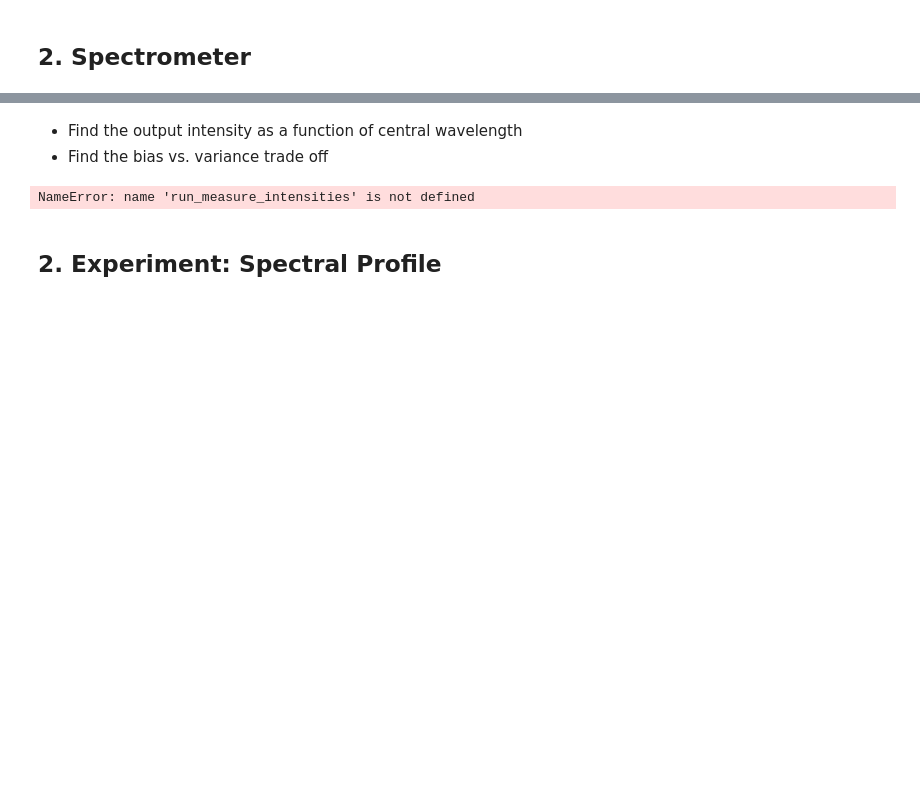
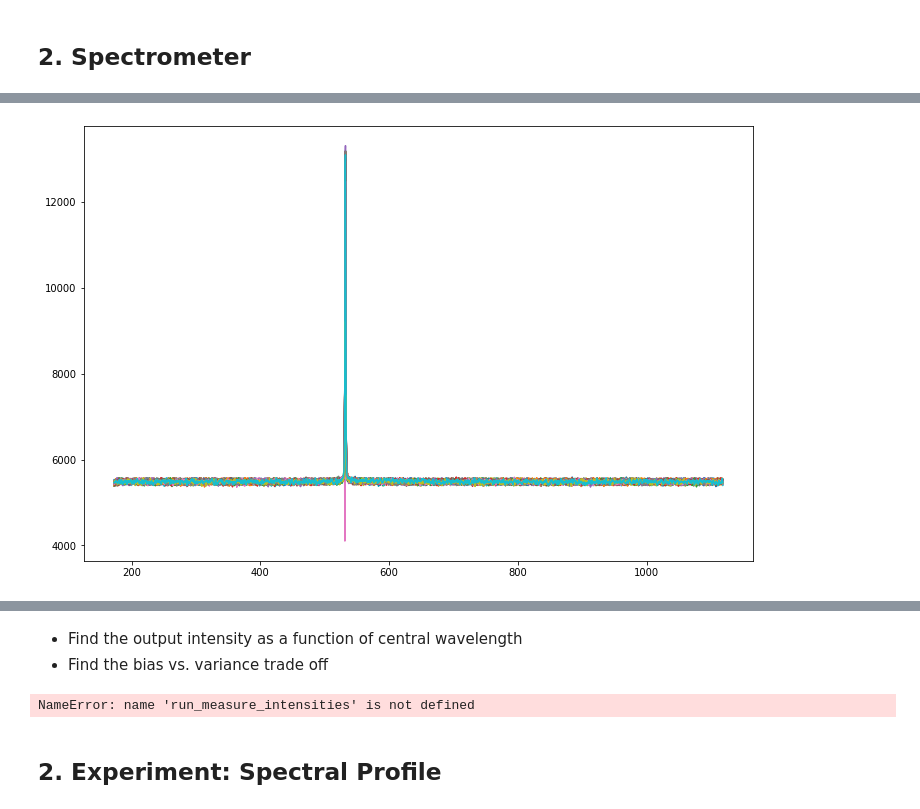
Before and after one commit to JerryLiuMY/OPMD, a Jupyter notebook: src/Test.ipynb, the cells around one changed output, grey strips where cells are left out. Cells and saved outputs as stored; diff of their text form; code cells hidden in the pictures; blank space fills up the shorter version.

```diff
--- a/src/Test.ipynb
+++ b/src/Test.ipynb
@@ -73,2 +59,14 @@ Setting the wavelength of the slow source to: 500.00
 # %% [markdown]
 ## 2. Spectrometer
+# %%
+tb.wavelength = 650
+# %%
+from tqdm import tqdm_notebook
+wls, specs = [], []
+fig1, ax1 = plt.subplots()
+for i in tqdm_notebook(range(50)):
+    wl, spec = tb.read_spectrum(30)
+    wls.append(wl)
+    specs.append(spec)
+    ax1.plot(wl, spec)
+# %% [output]
@@ -74,0 +74 @@ Setting the wavelength of the slow source to: 500.00
+[figure, added]
```
Also changed, not shown: parts of 22 cells of this notebook, 11 other files.
